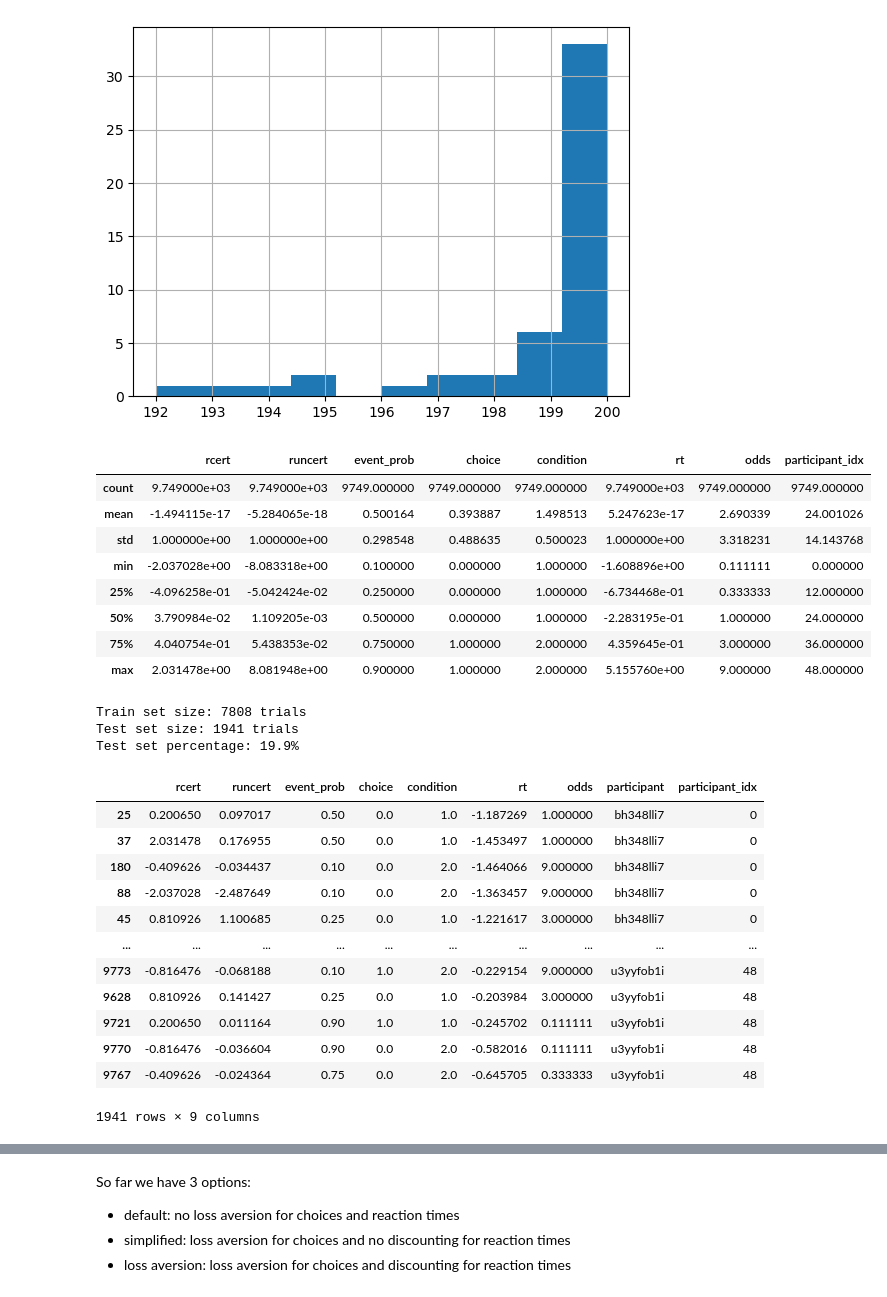
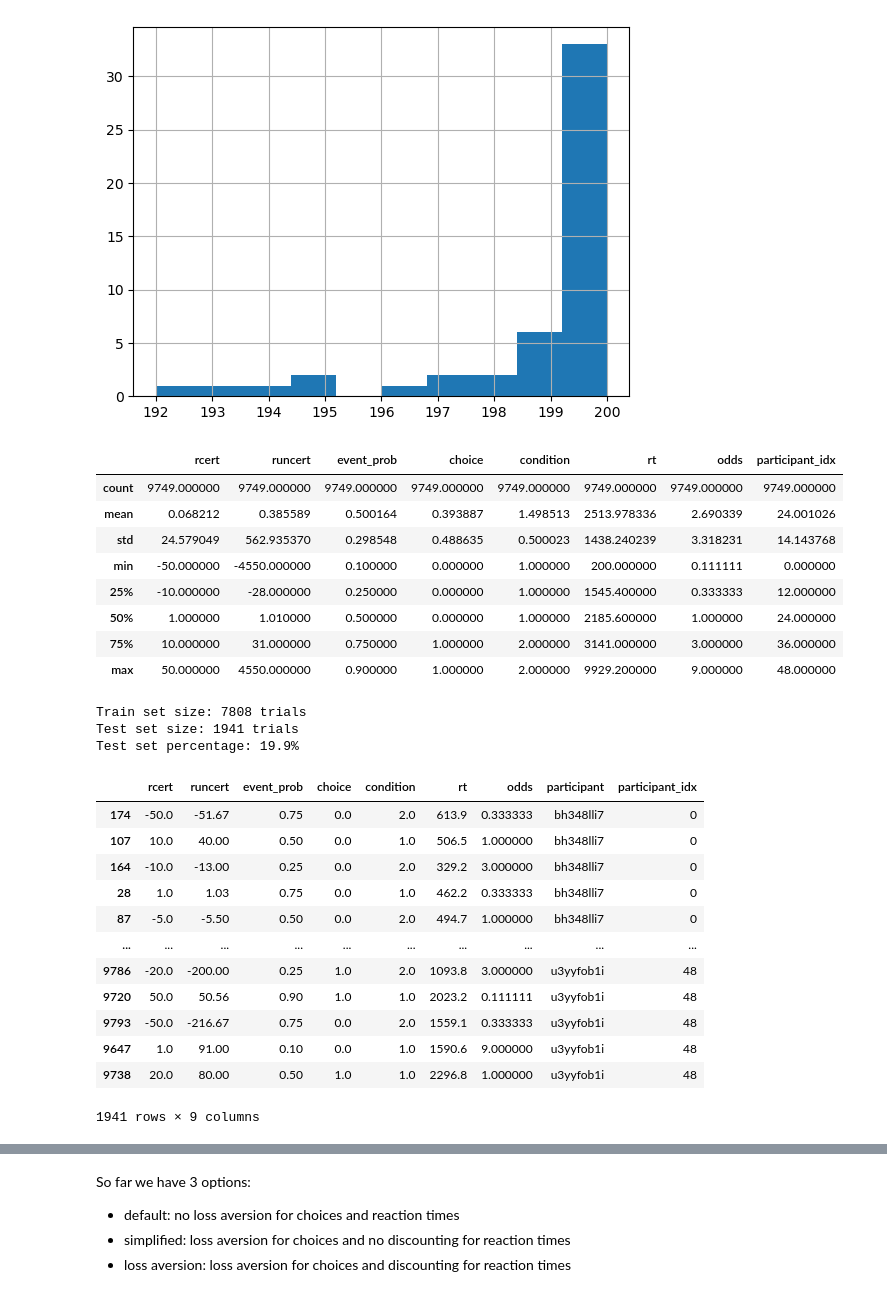
Before and after one commit to PrioteasaAndrei/comp-cogsci-delay-discounting, a Jupyter notebook: src/probabilistic_discounting.ipynb, the cells around one changed output, grey strips where cells are left out. Drawn from its saved outputs; the diff is of its cells as text; code cells hidden in the pictures.

```diff
--- a/src/probabilistic_discounting.ipynb
+++ b/src/probabilistic_discounting.ipynb
@@ -53,39 +65,39 @@ Max trials: 200
 # %%
 # Extract participant information
 participants = df["participant"].unique()
 n_participants = len(participants)
 
 # Convert participant IDs to integer indices
 participant_idx = {pid: i for i, pid in enumerate(participants)}
 df["participant_idx"] = df["participant"].map(participant_idx)
 
 '''
 Because of the different levels of magnitude
 we decide to standarize rewards and reaction times
 '''
 
 # used later for unscaling
-scaling_factors = {
-    "rt_mean": df['rt'].mean(), "rt_std": df['rt'].std(),
-    "rcert_mean": df['rcert'].mean(), "rcert_std": df['rcert'].std(),
-    "runcert_mean": df['runcert'].mean(), "runcert_std": df['runcert'].std()
-}
+# scaling_factors = {
+#     "rt_mean": df['rt'].mean(), "rt_std": df['rt'].std(),
+#     "rcert_mean": df['rcert'].mean(), "rcert_std": df['rcert'].std(),
+#     "runcert_mean": df['runcert'].mean(), "runcert_std": df['runcert'].std()
+# }
 
-df["rcert"] = (df["rcert"] - scaling_factors["rcert_mean"]) / scaling_factors["rcert_std"]
-df["runcert"] = (df["runcert"] - scaling_factors["runcert_mean"]) / scaling_factors["runcert_std"]
-df["rt"] = (df["rt"] - scaling_factors["rt_mean"]) / scaling_factors["rt_std"]
+# df["rcert"] = (df["rcert"] - scaling_factors["rcert_mean"]) / scaling_factors["rcert_std"]
+# df["runcert"] = (df["runcert"] - scaling_factors["runcert_mean"]) / scaling_factors["runcert_std"]
+# df["rt"] = (df["rt"] - scaling_factors["rt_mean"]) / scaling_factors["rt_std"]
 
 df.describe()
 # %% [output]
 |  | rcert | runcert | event_prob | choice | condition | rt | odds | participant_idx |
-| count | 9.749000e+03 | 9.749000e+03 | 9749.000000 | 9749.000000 | 9749.000000 | 9.749000e+03 | 9749.000000 | 9749.000000 |
-| mean | -1.494115e-17 | -5.284065e-18 | 0.500164 | 0.393887 | 1.498513 | 5.247623e-17 | 2.690339 | 24.001026 |
-| std | 1.000000e+00 | 1.000000e+00 | 0.298548 | 0.488635 | 0.500023 | 1.000000e+00 | 3.318231 | 14.143768 |
-| min | -2.037028e+00 | -8.083318e+00 | 0.100000 | 0.000000 | 1.000000 | -1.608896e+00 | 0.111111 | 0.000000 |
-| 25% | -4.096258e-01 | -5.042424e-02 | 0.250000 | 0.000000 | 1.000000 | -6.734468e-01 | 0.333333 | 12.000000 |
-| 50% | 3.790984e-02 | 1.109205e-03 | 0.500000 | 0.000000 | 1.000000 | -2.283195e-01 | 1.000000 | 24.000000 |
-| 75% | 4.040754e-01 | 5.438353e-02 | 0.750000 | 1.000000 | 2.000000 | 4.359645e-01 | 3.000000 | 36.000000 |
-| max | 2.031478e+00 | 8.081948e+00 | 0.900000 | 1.000000 | 2.000000 | 5.155760e+00 | 9.000000 | 48.000000 |
+| count | 9749.000000 | 9749.000000 | 9749.000000 | 9749.000000 | 9749.000000 | 9749.000000 | 9749.000000 | 9749.000000 |
+| mean | 0.068212 | 0.385589 | 0.500164 | 0.393887 | 1.498513 | 2513.978336 | 2.690339 | 24.001026 |
+| std | 24.579049 | 562.935370 | 0.298548 | 0.488635 | 0.500023 | 1438.240239 | 3.318231 | 14.143768 |
+| min | -50.000000 | -4550.000000 | 0.100000 | 0.000000 | 1.000000 | 200.000000 | 0.111111 | 0.000000 |
+| 25% | -10.000000 | -28.000000 | 0.250000 | 0.000000 | 1.000000 | 1545.400000 | 0.333333 | 12.000000 |
+| 50% | 1.000000 | 1.010000 | 0.500000 | 0.000000 | 1.000000 | 2185.600000 | 1.000000 | 24.000000 |
+| 75% | 10.000000 | 31.000000 | 0.750000 | 1.000000 | 2.000000 | 3141.000000 | 3.000000 | 36.000000 |
+| max | 50.000000 | 4550.000000 | 0.900000 | 1.000000 | 2.000000 | 9929.200000 | 9.000000 | 48.000000 |
 # %%
 # Create train/test split by dropping 20% of trials per participant
 test_indices = []
@@ -114,17 +126,17 @@ Test set percentage: 19.9%
 df_test
 # %% [output]
 |  | rcert | runcert | event_prob | choice | condition | rt | odds | participant | participant_idx |
-| 25 | 0.200650 | 0.097017 | 0.50 | 0.0 | 1.0 | -1.187269 | 1.000000 | bh348lli7 | 0 |
-| 37 | 2.031478 | 0.176955 | 0.50 | 0.0 | 1.0 | -1.453497 | 1.000000 | bh348lli7 | 0 |
-| 180 | -0.409626 | -0.034437 | 0.10 | 0.0 | 2.0 | -1.464066 | 9.000000 | bh348lli7 | 0 |
-| 88 | -2.037028 | -2.487649 | 0.10 | 0.0 | 2.0 | -1.363457 | 9.000000 | bh348lli7 | 0 |
-| 45 | 0.810926 | 1.100685 | 0.25 | 0.0 | 1.0 | -1.221617 | 3.000000 | bh348lli7 | 0 |
+| 174 | -50.0 | -51.67 | 0.75 | 0.0 | 2.0 | 613.9 | 0.333333 | bh348lli7 | 0 |
+| 107 | 10.0 | 40.00 | 0.50 | 0.0 | 1.0 | 506.5 | 1.000000 | bh348lli7 | 0 |
+| 164 | -10.0 | -13.00 | 0.25 | 0.0 | 2.0 | 329.2 | 3.000000 | bh348lli7 | 0 |
+| 28 | 1.0 | 1.03 | 0.75 | 0.0 | 1.0 | 462.2 | 0.333333 | bh348lli7 | 0 |
+| 87 | -5.0 | -5.50 | 0.50 | 0.0 | 2.0 | 494.7 | 1.000000 | bh348lli7 | 0 |
 | ... | ... | ... | ... | ... | ... | ... | ... | ... | ... |
-| 9773 | -0.816476 | -0.068188 | 0.10 | 1.0 | 2.0 | -0.229154 | 9.000000 | u3yyfob1i | 48 |
-| 9628 | 0.810926 | 0.141427 | 0.25 | 0.0 | 1.0 | -0.203984 | 3.000000 | u3yyfob1i | 48 |
-| 9721 | 0.200650 | 0.011164 | 0.90 | 1.0 | 1.0 | -0.245702 | 0.111111 | u3yyfob1i | 48 |
-| 9770 | -0.816476 | -0.036604 | 0.90 | 0.0 | 2.0 | -0.582016 | 0.111111 | u3yyfob1i | 48 |
-| 9767 | -0.409626 | -0.024364 | 0.75 | 0.0 | 2.0 | -0.645705 | 0.333333 | u3yyfob1i | 48 |
+| 9786 | -20.0 | -200.00 | 0.25 | 1.0 | 2.0 | 1093.8 | 3.000000 | u3yyfob1i | 48 |
+| 9720 | 50.0 | 50.56 | 0.90 | 1.0 | 1.0 | 2023.2 | 0.111111 | u3yyfob1i | 48 |
+| 9793 | -50.0 | -216.67 | 0.75 | 0.0 | 2.0 | 1559.1 | 0.333333 | u3yyfob1i | 48 |
+| 9647 | 1.0 | 91.00 | 0.10 | 0.0 | 1.0 | 1590.6 | 9.000000 | u3yyfob1i | 48 |
+| 9738 | 20.0 | 80.00 | 0.50 | 1.0 | 1.0 | 2296.8 | 1.000000 | u3yyfob1i | 48 |
 1941 rows × 9 columns
 # %%
 df_train
```
Also changed, not shown: parts of 8 cells of this notebook, 2 other files.
